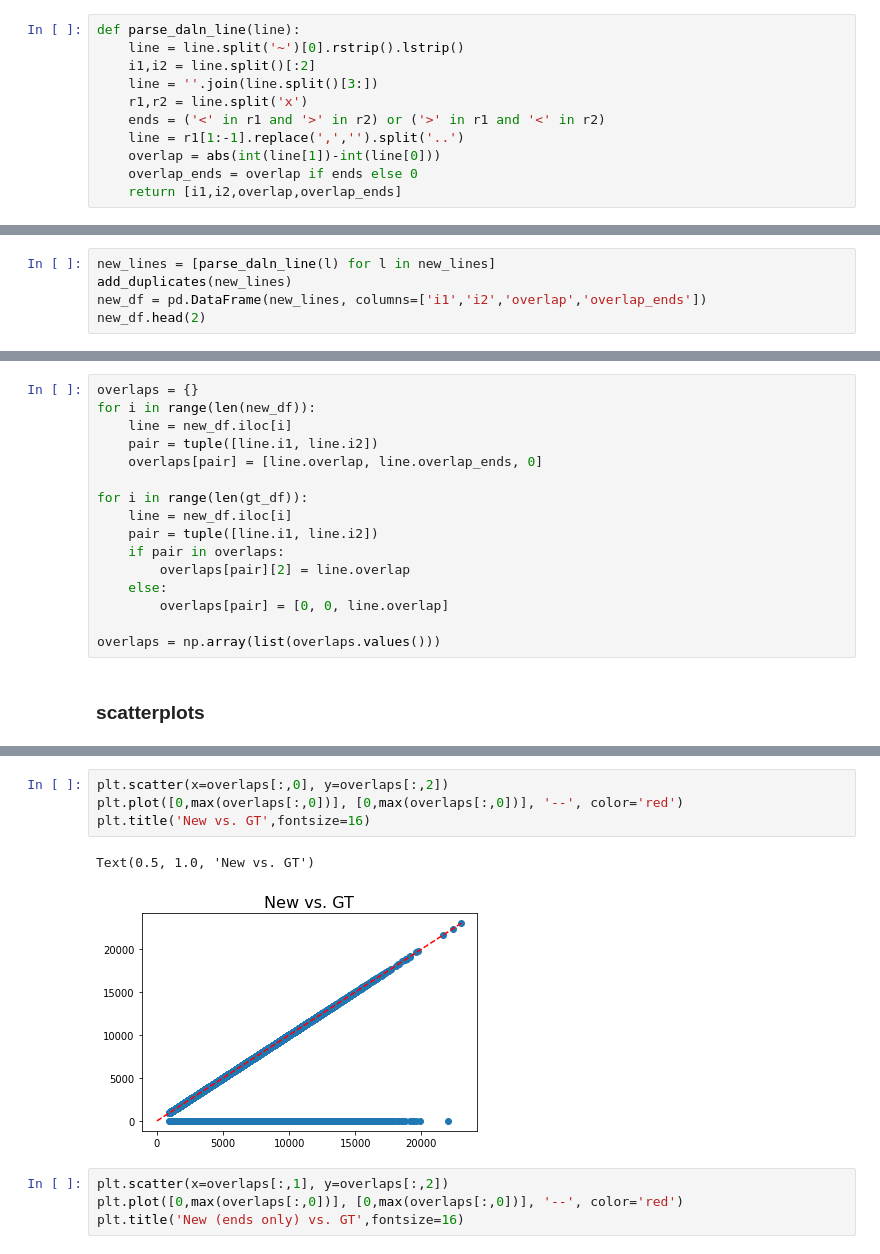
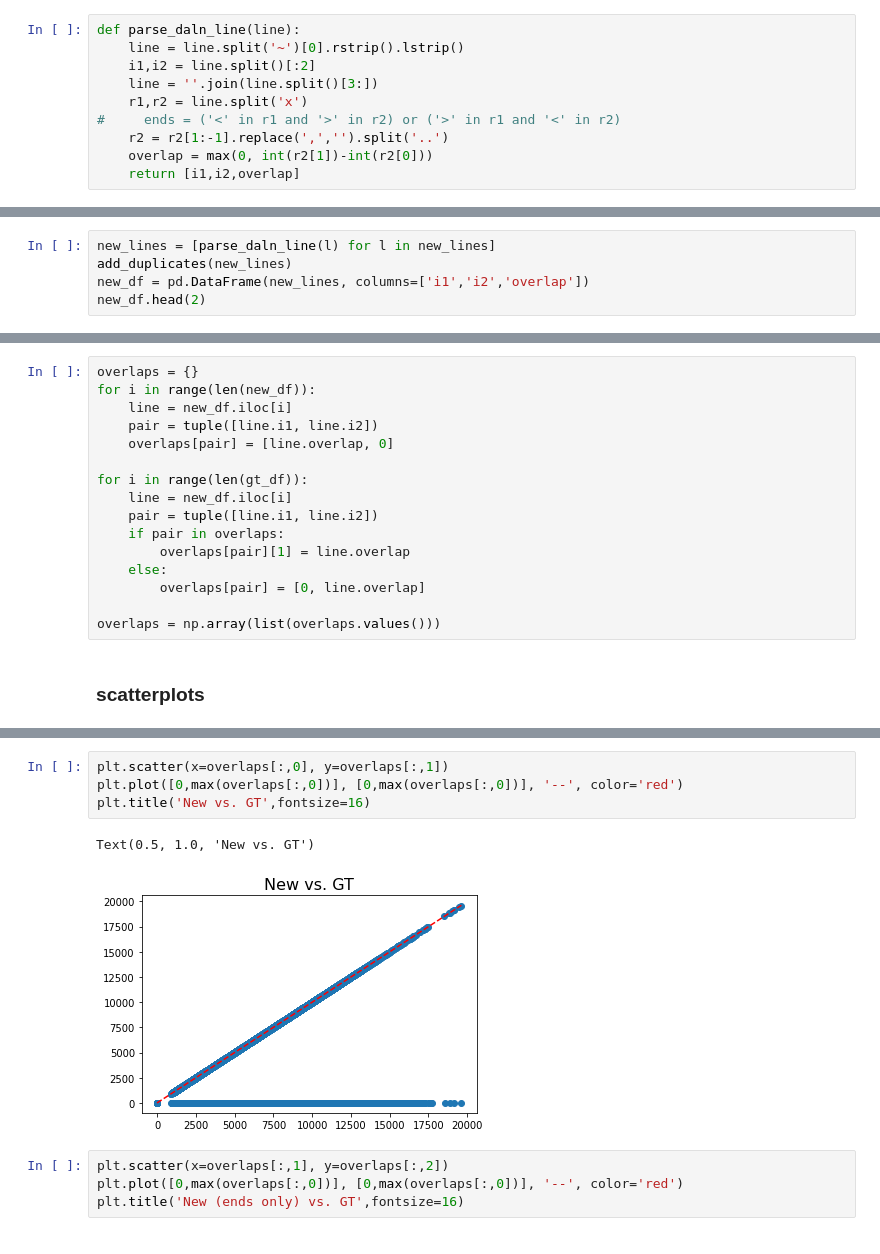
Before and after one commit to Adityanarayan96/SequenceAlignmentAndSketching, a Jupyter notebook: daligner_comp.ipynb, the cells around one changed output, grey strips where cells are left out. Saved outputs shown, nothing was run; the diff lists cells and outputs as text.

```diff
--- a/daligner_comp.ipynb
+++ b/daligner_comp.ipynb
@@ -35,11 +26,10 @@ def parse_daln_line(line):
     i1,i2 = line.split()[:2]
     line = ''.join(line.split()[3:])
     r1,r2 = line.split('x')
-    ends = ('<' in r1 and '>' in r2) or ('>' in r1 and '<' in r2)
-    line = r1[1:-1].replace(',','').split('..')
-    overlap = abs(int(line[1])-int(line[0]))
-    overlap_ends = overlap if ends else 0
-    return [i1,i2,overlap,overlap_ends]
+#     ends = ('<' in r1 and '>' in r2) or ('>' in r1 and '<' in r2)
+    r2 = r2[1:-1].replace(',','').split('..')
+    overlap = max(0, int(r2[1])-int(r2[0]))
+    return [i1,i2,overlap]
 # %%
 def add_duplicates(lines):
     i = 0
@@ -54,6 +52,6 @@ def add_duplicates(lines):
 # %%
 new_lines = [parse_daln_line(l) for l in new_lines]
 add_duplicates(new_lines)
-new_df = pd.DataFrame(new_lines, columns=['i1','i2','overlap','overlap_ends'])
+new_df = pd.DataFrame(new_lines, columns=['i1','i2','overlap'])
 new_df.head(2)
 # %% [output]
@@ -67,15 +65,15 @@ overlaps = {}
 for i in range(len(new_df)):
     line = new_df.iloc[i]
     pair = tuple([line.i1, line.i2])
-    overlaps[pair] = [line.overlap, line.overlap_ends, 0]
+    overlaps[pair] = [line.overlap, 0]
 
 for i in range(len(gt_df)):
     line = new_df.iloc[i]
     pair = tuple([line.i1, line.i2])
     if pair in overlaps:
-        overlaps[pair][2] = line.overlap
+        overlaps[pair][1] = line.overlap
     else:
-        overlaps[pair] = [0, 0, line.overlap]
+        overlaps[pair] = [0, line.overlap]
 
 overlaps = np.array(list(overlaps.values()))
 # %% [markdown]
@@ -93,10 +91,10 @@ array([[ 6038,     0,  6038],
 # %%
-plt.scatter(x=overlaps[:,0], y=overlaps[:,2])
+plt.scatter(x=overlaps[:,0], y=overlaps[:,1])
 plt.plot([0,max(overlaps[:,0])], [0,max(overlaps[:,0])], '--', color='red')
 plt.title('New vs. GT',fontsize=16)
 # %% [output]
 Text(0.5, 1.0, 'New vs. GT')
-[figure, old version]
+[figure, new version]
 # %%
 plt.scatter(x=overlaps[:,1], y=overlaps[:,2])
 plt.plot([0,max(overlaps[:,0])], [0,max(overlaps[:,0])], '--', color='red')
```
Also changed, not shown: parts of 7 cells of this notebook, 58 other files.
